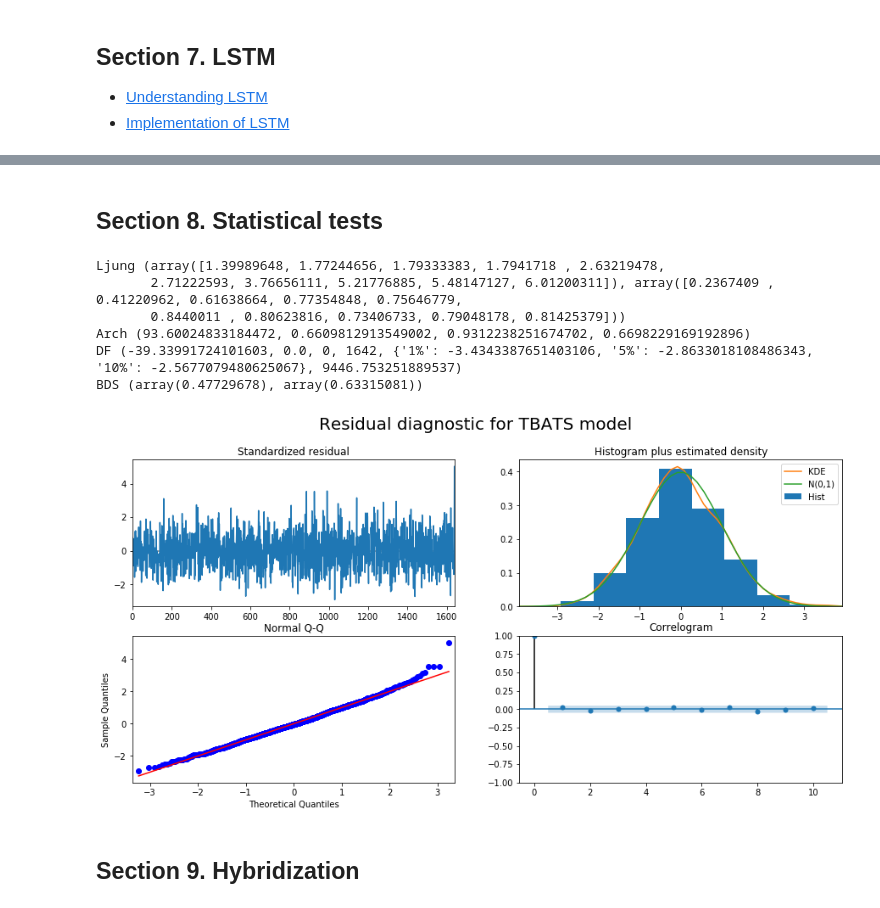
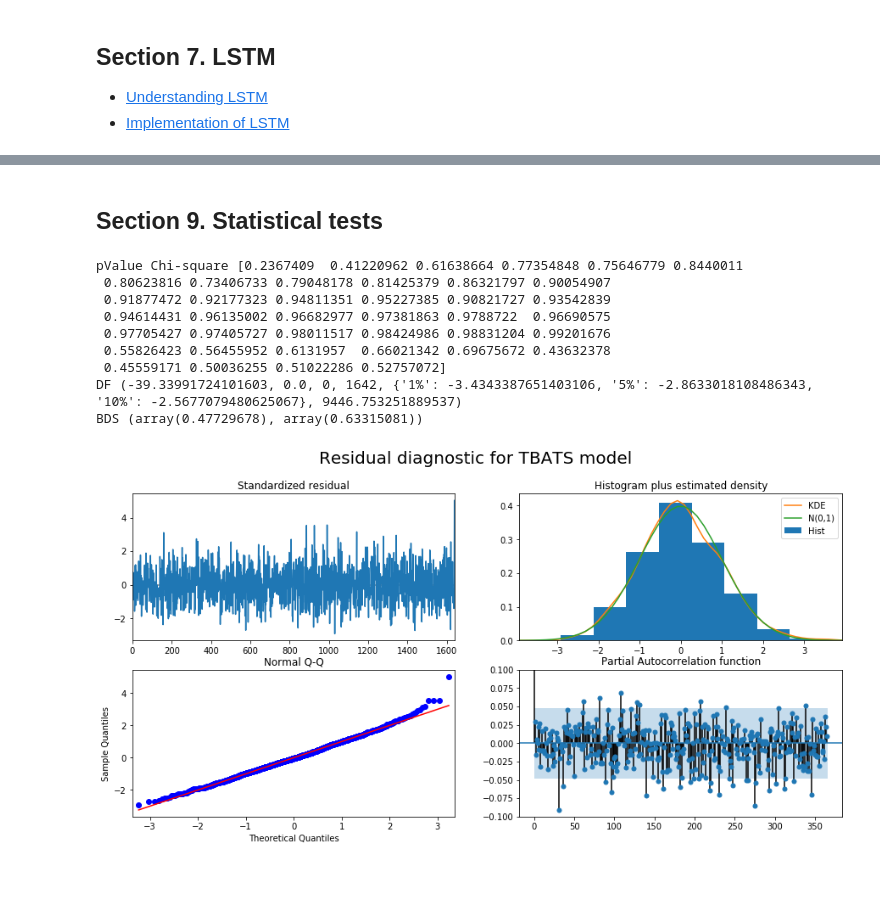
Before and after one commit to sangttruong/hybcast, a Jupyter notebook: main.ipynb, the cells around one changed output, grey strips where cells are left out. Saved outputs shown, nothing was run; the diff lists cells and outputs as text; code cells hidden in the pictures; blank space fills up the shorter version.

```diff
--- a/main.ipynb
+++ b/main.ipynb
@@ -80,7 +80,7 @@ def alarm():
 # Residual diagnostics
 #----------------------------------------------------------------------------------------------------------------------
 # Source: https://www.statsmodels.org/dev/generated/statsmodels.tsa.statespace.mlemodel.MLEResults.plot_diagnostics.html
-def plot_diagnostics(self, variable=0, lags=10, fig=None, figsize=(15,7)):
+def plot_diagnostics(self, variable=0, lags=40, fig=None, figsize=(15,7)):
   from statsmodels.graphics.utils import _import_mpl, create_mpl_fig
   _import_mpl()
   fig = create_mpl_fig(fig, figsize)
@@ -136,11 +136,11 @@ def plot_diagnostics(self, variable=0, lags=10, fig=None, figsize=(15,7)):
 
   # Bottom-right: Correlogram
   ax = fig.add_subplot(224)
-  from statsmodels.graphics.tsaplots import plot_acf
-  plot_acf(resid, ax=ax, lags=lags)
-  ax.set_title('Correlogram')
+  from statsmodels.graphics.tsaplots import plot_pacf
+  plot_pacf(resid, ax=ax, lags=lags)
+  ax.set_title('Partial Autocorrelation function')
 
-  ax.set_ylim(-1, 1)
+  ax.set_ylim(-0.1, 0.1)
 
   return fig
 
@@ -679,7 +701,8 @@ detrend_train11 = y_train11 - yhat_train11
 # Hyperparameters wsize and k turning
 WSIZE = [365]
 K = [7]
-grid = pd.DataFrame(index=K, columns=WSIZE)
+rmse_grid = pd.DataFrame(index=K, columns=WSIZE)
+mape_grid = pd.DataFrame(index=K, columns=WSIZE)
 
 for wsize in WSIZE:
   for k in K:
@@ -698,8 +721,10 @@ for wsize in WSIZE:
       preds.loc[i,'detrend_train11'] = preds.loc[i,'KNN'] = nnm.forecast(x_input)
 
     # Error
-    grid.loc[k, wsize] = math.sqrt(sum((preds.loc[N:,'KNN'] + preds.loc[N:,'trend'] - preds.loc[N:,'raw11'])**2)/(len(raw11)-N))
-    print(grid)
+    rmse_grid.loc[k, wsize] = math.sqrt(sum((preds.loc[N:,'KNN'] + preds.loc[N:,'trend'] - preds.loc[N:,'raw11'])**2)/(len(raw11)-N))
+    mape_grid.loc[k, wsize] = 100*sum(abs((preds.loc[N:,'KNN'] + preds.loc[N:,'trend'] - preds.loc[N:,'raw11'])/preds.loc[N:,'raw11']))/(len(raw11)-N) #
+    print('rmse_grid', rmse_grid)
+    print('mape_grid', mape_grid)
 
 # Plot
 t = preds.loc[N:,'KNN'] + preds.loc[N:,'trend']
@@ -712,6 +737,6 @@ plt.plot(t, label = 'Out-sample forecast', color = 'red')
 plt.suptitle('Detrend K-Nearest Neighbor Regression with window size = 365 and k = 7', fontsize = 20)
 plt.legend()
 plt.xticks(np.arange(0, len(raw11), 365))
-plt.savefig(path + 'Detrend_KNN_wsize=365_k=7.png', quality = 100, dpi = 1000)
+plt.savefig(path + 'Detrend_KNN_wsize=365_k=7.jpg', quality = 100, dpi = 1000)
 plt.show()
 # %% [output]
@@ -977,41 +1200,48 @@ rmse_test_LSTM 12.279409136587304
 # %% [markdown]
-## **Section 8. Statistical tests**
+## **Section 9. Statistical tests**
 # %%
 import statsmodels.stats.diagnostic as diag
 
 # Ljung-Box test for autocorrelation
-Ljung = diag.acorr_ljungbox(TBATS_result.resid, lags = 10)
-print('Ljung', Ljung)
-
-# Engle’s Test for Autoregressive Conditional Heteroscedasticity (ARCH)
-Arch = diag.het_arch(TBATS_result.resid, maxlag=100)
-print('Arch', Arch)
+Ljung = diag.acorr_ljungbox(TBATS_result.resid, lags = 40)
+print('pValue Chi-square', Ljung[1])
+# Return The Ljung-Box test statistic (array) and The p-value based on chi-square distribution.
 
 # Augmented Dickey-Fuller unit root test
 import statsmodels.tsa.stattools as stattools
 DF = stattools.adfuller(TBATS_result.resid)
 print('DF', DF)
+# Return:
+  # adf: The test statistic
+  # pvalue: MacKinnon’s approximate p-value based on MacKinnon (1994, 2010).
+  # usedlag: The number of lags used.
+  # nobs: The number of observations used for the ADF regression and calculation of the critical values.
+  # critical values: Critical values for the test statistic at the 1 %, 5 %, and 10 % levels. Based on MacKinnon (2010).
 
 # BDS Test Statistic for Independence of a Time Series and non-linearity
 '''
 The null hypothesis of the test statistic is for an independent and identically distributed (i.i.d.) time series, and an unspecified alternative hypothesis.
 # https://faculty.washington.edu/ezivot/econ584/notes/nonlinear.pdf
 '''
 BDS = stattools.bds(TBATS_result.resid)
 print('BDS', BDS)
 
+  # bds_stat: The BDS statistic.
+  # pvalue: The p-values associated with the BDS statistic.
+
 # Residual diagnostic
-plot_diagnostics(TBATS_result.resid)
+plot_diagnostics(TBATS_result.resid, lags = 365)
 plt.suptitle('Residual diagnostic for TBATS model', fontsize = 20)
-plt.savefig(path + 'resid_TBATS.png', quality = 100, dpi = 1000)
+plt.savefig(path + 'StatTest.jpg', dpi = 500)
 plt.show()
 # %% [output]
-Ljung (array([1.39989648, 1.77244656, 1.79333383, 1.7941718 , 2.63219478,
-       2.71222593, 3.76656111, 5.21776885, 5.48147127, 6.01200311]), array([0.2367409 , 0.41220962, 0.61638664, 0.77354848, 0.75646779,
-       0.8440011 , 0.80623816, 0.73406733, 0.79048178, 0.81425379]))
-Arch (93.60024833184472, 0.6609812913549002, 0.9312238251674702, 0.6698229169192896)
+pValue Chi-square [0.2367409  0.41220962 0.61638664 0.77354848 0.75646779 0.8440011
+ 0.80623816 0.73406733 0.79048178 0.81425379 0.86321797 0.90054907
+ 0.91877472 0.92177323 0.94811351 0.95227385 0.90821727 0.93542839
+ 0.94614431 0.96135002 0.96682977 0.97381863 0.9788722  0.96690575
+ 0.97705427 0.97405727 0.98011517 0.98424986 0.98831204 0.99201676
+ 0.55826423 0.56455952 0.6131957  0.66021342 0.69675672 0.43632378
+ 0.45559171 0.50036255 0.51022286 0.52757072]
 DF (-39.33991724101603, 0.0, 0, 1642, {'1%': -3.4343387651403106, '5%': -2.8633018108486343, '10%': -2.5677079480625067}, 9446.753251889537)
 BDS (array(0.47729678), array(0.63315081))
-[figure, old version]
+[figure, new version]
-# %% [markdown]
-## **Section 9. Hybridization**
```
Also changed, not shown: parts of 24 cells of this notebook.
